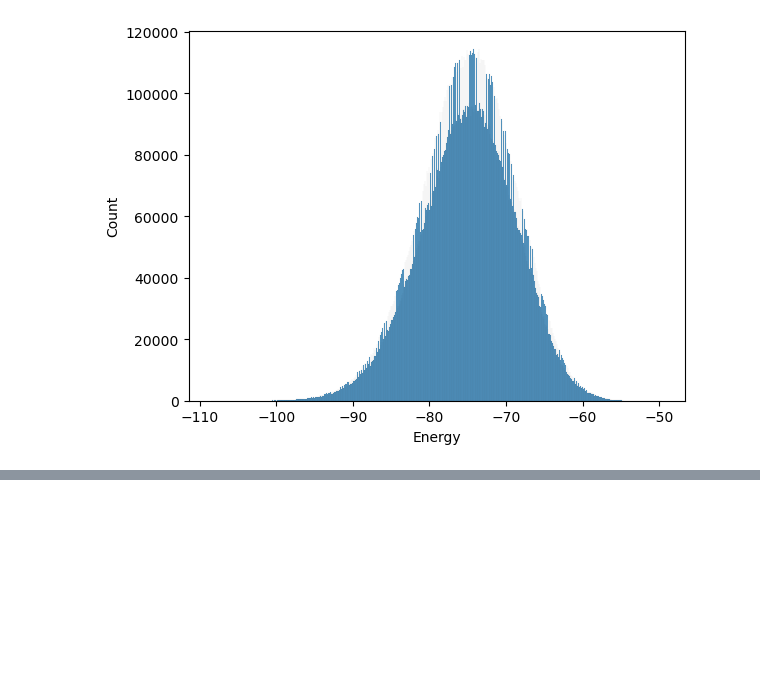
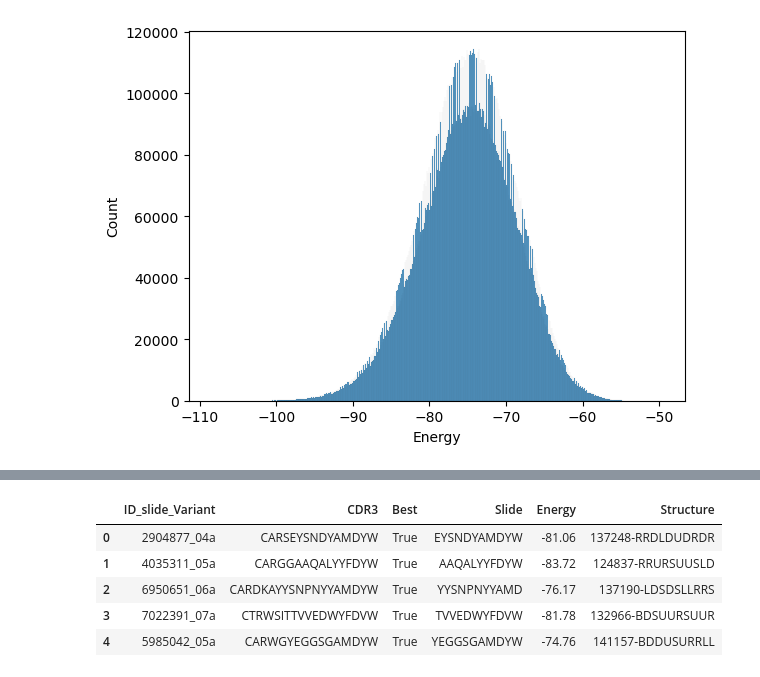
Before and after one commit to csi-greifflab/negative-class-optimization, a Jupyter notebook: notebooks/16_Explore_Absolut_Data.ipynb, the cells around one changed output, grey strips where cells are left out. Saved outputs shown, nothing was run; the diff lists cells and outputs as text; code cells hidden in the pictures; blank space fills up the shorter version.

```diff
--- a/notebooks/16_Explore_Absolut_Data.ipynb
+++ b/notebooks/16_Explore_Absolut_Data.ipynb
@@ -319,0 +402,9 @@ sns.histplot(
+# %%
+df_nonmascotte.head()
+# %% [output]
+|  | ID_slide_Variant | CDR3 | Best | Slide | Energy | Structure |
+| 0 | 2904877_04a | CARSEYSNDYAMDYW | True | EYSNDYAMDYW | -81.06 | 137248-RRDLDUDRDR |
+| 1 | 4035311_05a | CARGGAAQALYYFDYW | True | AAQALYYFDYW | -83.72 | 124837-RRURSUUSLD |
+| 2 | 6950651_06a | CARDKAYYSNPNYYAMDYW | True | YYSNPNYYAMD | -76.17 | 137190-LDSDSLLRRS |
+| 3 | 7022391_07a | CTRWSITTVVEDWYFDVW | True | TVVEDWYFDVW | -81.78 | 132966-BDSUURSUUR |
+| 4 | 5985042_05a | CARWGYEGGSGAMDYW | True | YEGGSGAMDYW | -74.76 | 141157-BDDUSURRLL |
```
Also changed, not shown: parts of 12 cells of this notebook, 3 other files.
